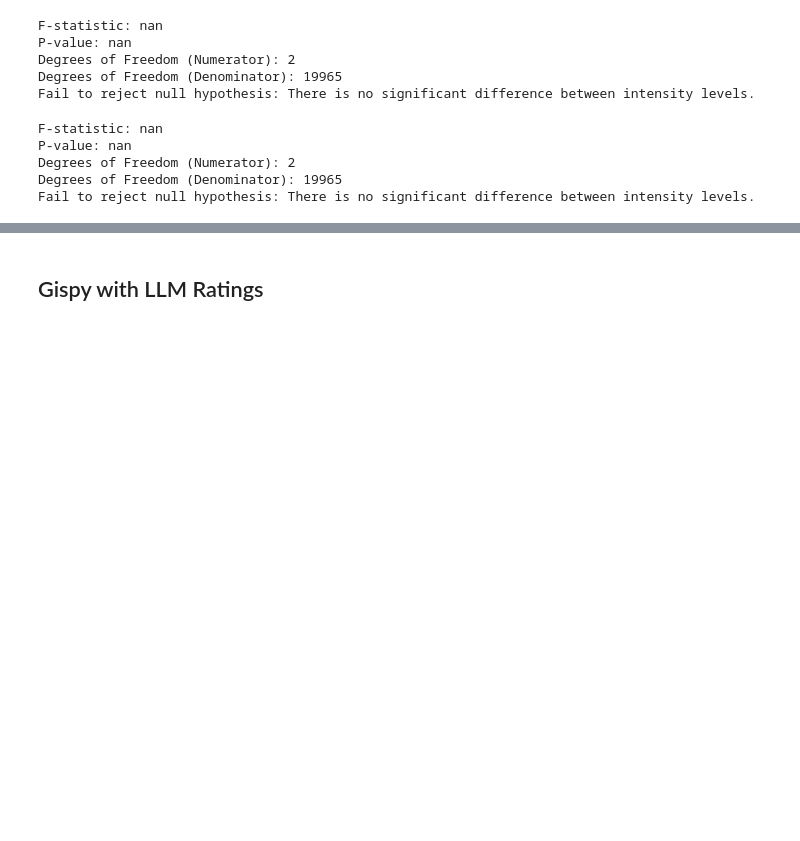
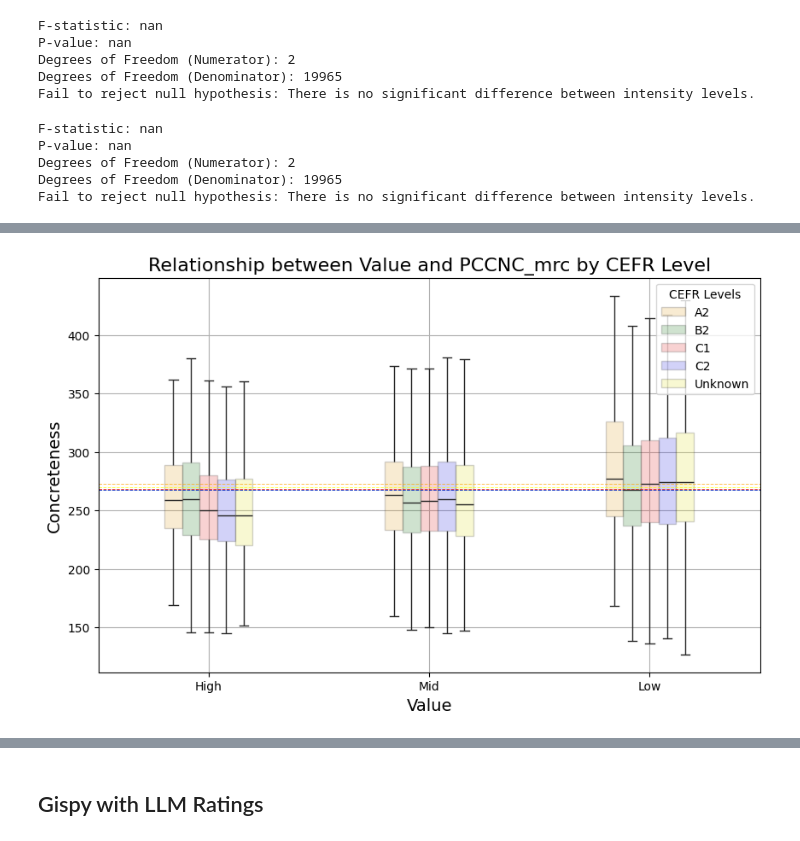
Before and after one commit to mahathi-p/Interest-in-humans-and-llms, a Jupyter notebook: analysis.ipynb, the cells around one changed output, grey strips where cells are left out. Drawn from its saved outputs; the diff is of its cells as text; code cells hidden in the pictures; blank space fills up the shorter version.

```diff
--- a/analysis.ipynb
+++ b/analysis.ipynb
@@ -453,0 +583,38 @@ Fail to reject null hypothesis: There is no significant difference between inten
+# %%
+# Set up colors and markers for different CEFR levels
+colors = {'C1': 'red', 'B2': 'green', 'C2': 'blue', 'A2': 'orange', 'Unknown': 'yellow'}
+
+# Define hue order for CEFR levels and interaction levels
+hue_order = ['A2', 'B2', 'C1', 'C2', 'Unknown']
+int_level_order = ['High', 'Mid', 'Low']
+
+# Calculate the average GIS values for each CEFR level to add a horizontal line
+average_gis_by_cefr = df.groupby('CEFR')['PCCNC_mrc'].mean()
+
+# Create the figure
+plt.figure(figsize=(10, 6))
+
+# Plot boxplots for each value grouped by CEFR levels, with colors corresponding to CEFR levels
+g = sns.boxplot(x='int_level', y='PCCNC_mrc', hue='CEFR', data=df, palette=colors, showfliers=False,
+                width=0.4, boxprops=dict(alpha=0.2), hue_order=hue_order, order=int_level_order)
+
+# Plot dotted lines for each CEFR level
+for level in hue_order:
+    plt.axhline(y=average_gis_by_cefr[level], color=colors[level], linestyle='--', alpha=0.7,linewidth=0.7)
+
+# Customize plot
+plt.title('Relationship between Value and PCCNC_mrc by CEFR Level', fontsize=16)
+plt.xlabel('Value', fontsize=14)
+plt.ylabel('Concret', fontsize=14)
+
+
+# Add a grid for better readability
+plt.grid(True)
+
+# Add legend for the dotted lines
+plt.legend(title="CEFR Levels", loc='upper right')
+
+# Show the plot
+plt.show()
+# %% [output]
+[figure, added]
```
Also changed, not shown: parts of 19 cells of this notebook, 3 other files.
